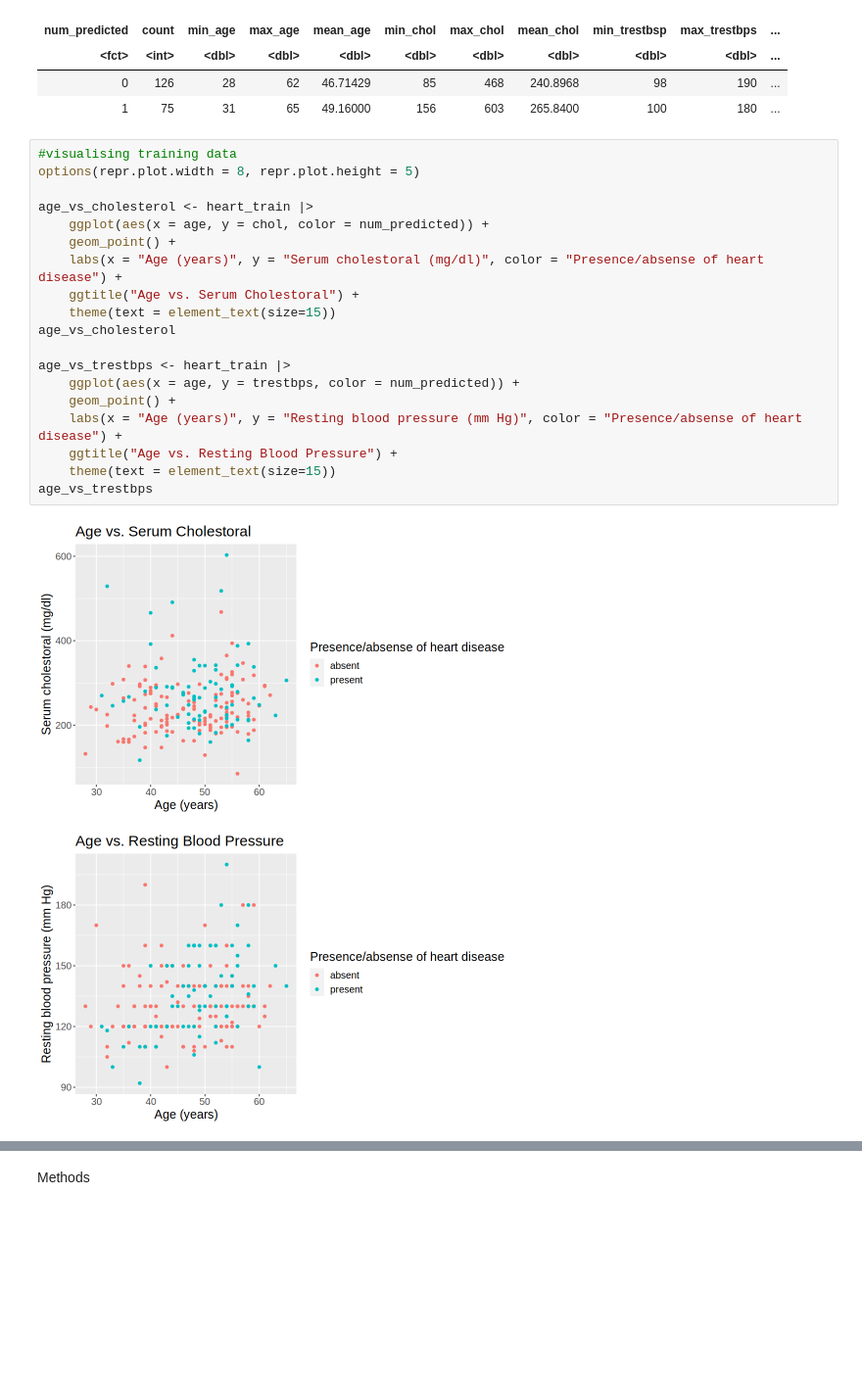
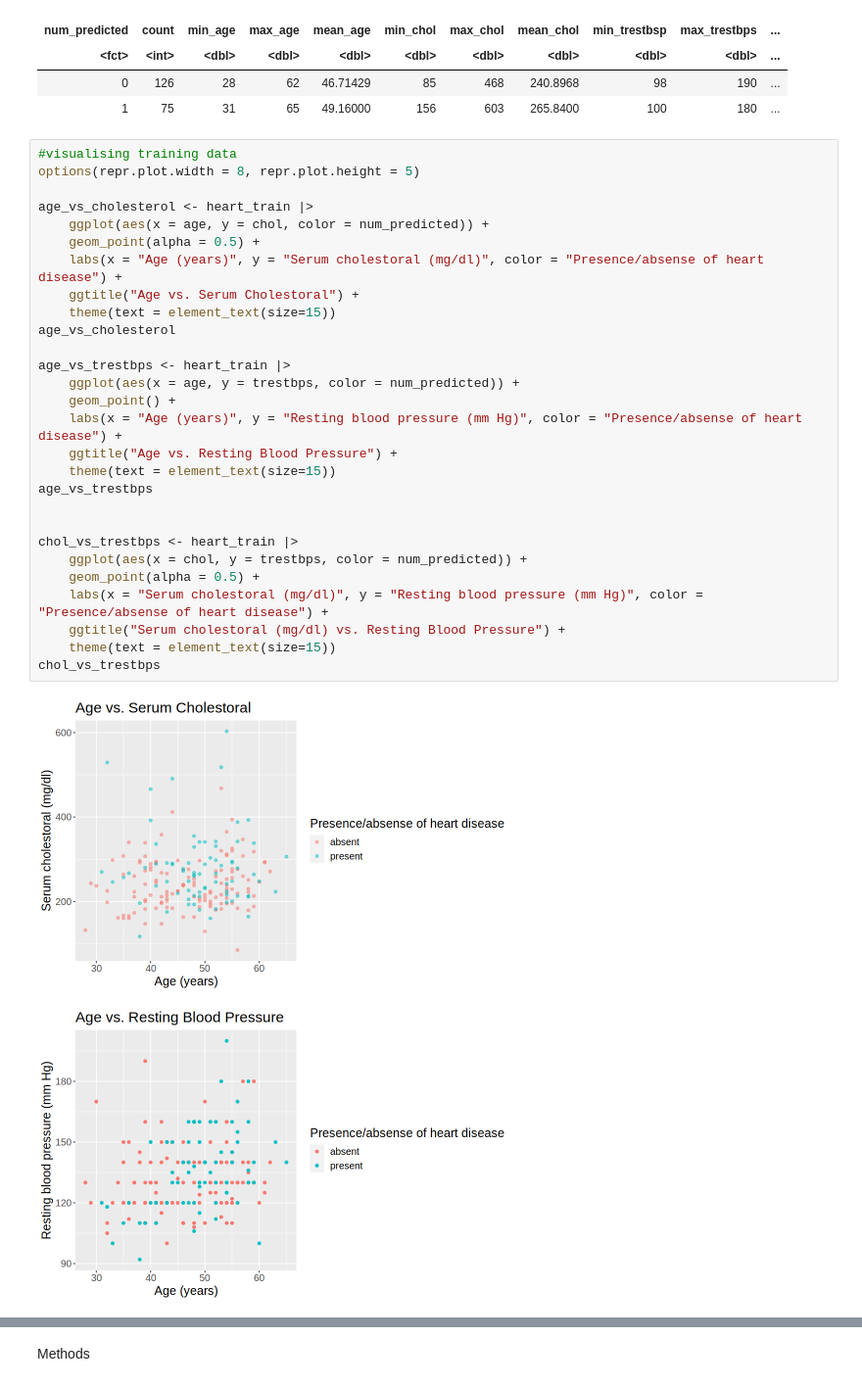
Before and after one commit to mairinleitch/dsci100_project-008-39, a Jupyter notebook: Heart_disease.ipynb, the cells around one changed output, grey strips where cells are left out. Shown at 98% size. Saved outputs shown, nothing was run; the diff lists cells and outputs as text; blank space fills up the shorter version.

Commit message:
Finished plots

```diff
--- a/Heart_disease.ipynb
+++ b/Heart_disease.ipynb
@@ -80,22 +80,31 @@ A tibble: 2 × 11
 # %%
 #visualising training data
 options(repr.plot.width = 8, repr.plot.height = 5)
 
 age_vs_cholesterol <- heart_train |>
     ggplot(aes(x = age, y = chol, color = num_predicted)) +
-    geom_point() +
+    geom_point(alpha = 0.5) +
     labs(x = "Age (years)", y = "Serum cholestoral (mg/dl)", color = "Presence/absense of heart disease") +
     ggtitle("Age vs. Serum Cholestoral") +
     theme(text = element_text(size=15))
 age_vs_cholesterol
 
 age_vs_trestbps <- heart_train |>
     ggplot(aes(x = age, y = trestbps, color = num_predicted)) +
     geom_point() +
     labs(x = "Age (years)", y = "Resting blood pressure (mm Hg)", color = "Presence/absense of heart disease") +
     ggtitle("Age vs. Resting Blood Pressure") +
     theme(text = element_text(size=15))
 age_vs_trestbps
+
+
+chol_vs_trestbps <- heart_train |>
+    ggplot(aes(x = chol, y = trestbps, color = num_predicted)) +
+    geom_point(alpha = 0.5) +
+    labs(x = "Serum cholestoral (mg/dl)", y = "Resting blood pressure (mm Hg)", color = "Presence/absense of heart disease") +
+    ggtitle("Serum cholestoral (mg/dl) vs. Resting Blood Pressure") +
+    theme(text = element_text(size=15))
+chol_vs_trestbps
 # %% [output]
-[figure, old version]
+[figure, new version]
 [figure]
```
Also changed, not shown: parts of 1 cell of this notebook.
